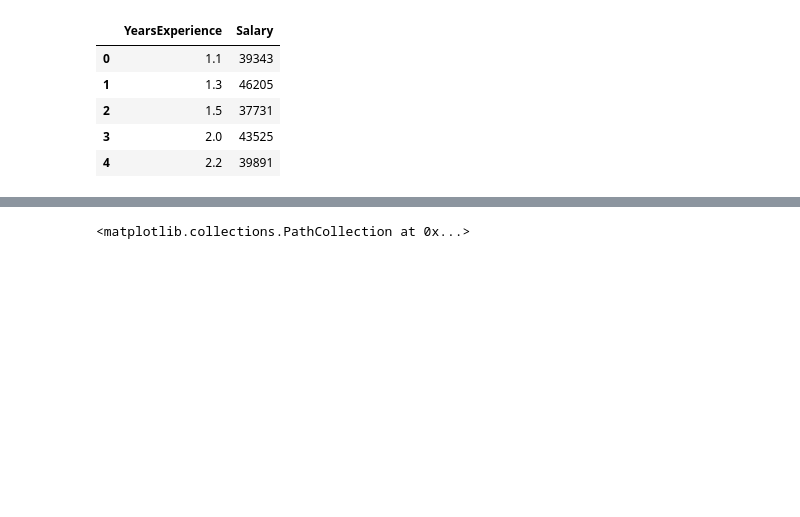
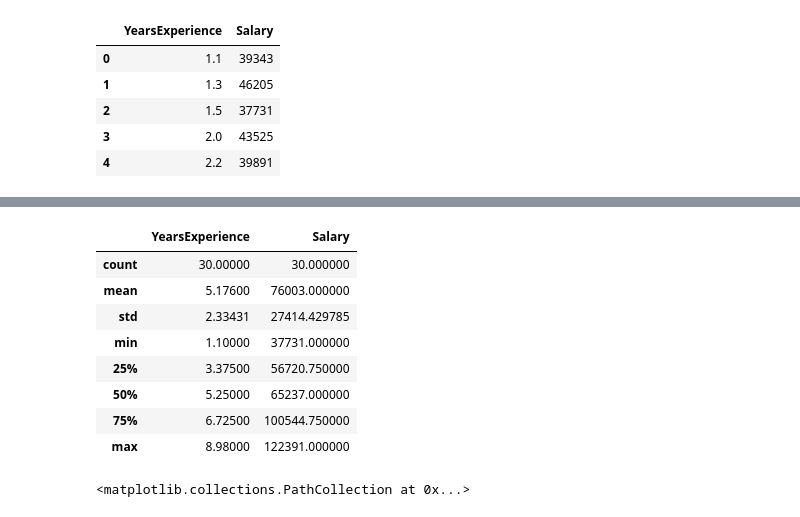
Before and after one commit to ali2yman/Machine_Learning, a Jupyter notebook: code/2 - LinearRegression.ipynb, the cells around one changed output, grey strips where cells are left out. Saved outputs shown, nothing was run; the diff lists cells and outputs as text; code cells hidden in the pictures; blank space fills up the shorter version.

```diff
--- a/code/2 - LinearRegression.ipynb
+++ b/code/2 - LinearRegression.ipynb
@@ -20 +35,13 @@ df.head()
+# %%
+df.describe()
+# %% [output]
+|  | YearsExperience | Salary |
+| count | 30.00000 | 30.000000 |
+| mean | 5.17600 | 76003.000000 |
+| std | 2.33431 | 27414.429785 |
+| min | 1.10000 | 37731.000000 |
+| 25% | 3.37500 | 56720.750000 |
+| 50% | 5.25000 | 65237.000000 |
+| 75% | 6.72500 | 100544.750000 |
+| max | 8.98000 | 122391.000000 |
 # %%
```
Also changed, not shown: parts of 14 cells of this notebook, 3 other files.
